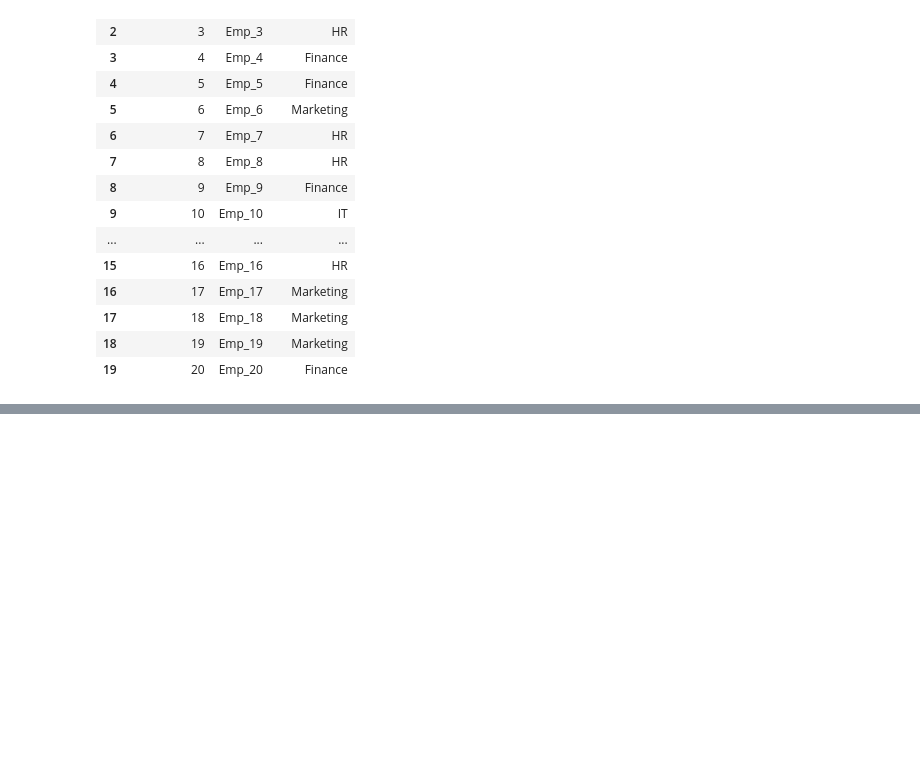
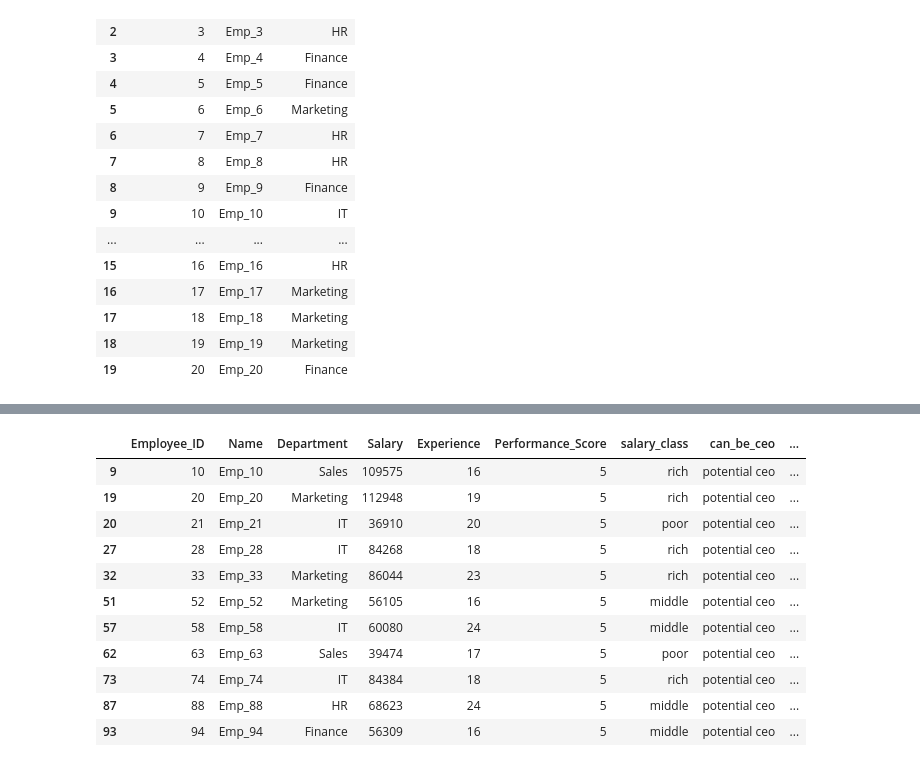
Before and after one commit to Furkan-KLC/PythonForDataScience, a Jupyter notebook: PandasNotları.ipynb, the cells around one changed output, grey strips where cells are left out. Saved outputs shown, nothing was run; the diff lists cells and outputs as text; code cells hidden in the pictures; blank space fills up the shorter version.

```diff
--- a/PandasNotları.ipynb
+++ b/PandasNotları.ipynb
@@ -402,0 +499,3 @@ concat_df
+# %%
+example_data=pd.read_csv("8-apply_function_data.csv")
+example_data.head(5)
@@ -402,0 +537,11 @@ concat_df
+# %%
+def salary_class(salary):
+    if salary< 50000:
+        return "poor"
+    if salary<80000:
+        return "middle"
+    else:
+        return "rich"
+
+example_data["salary_class"]=example_data["Salary"].apply(salary_class)
+example_data
@@ -402,0 +562,9 @@ concat_df
+# %%
+def potential_ceo(row):
+    if (row["Experience"] >15  and row["Performance_Score"]>4):    #ceo secimi icin kriter
+        return "potential ceo"
+    else:
+        return"not potential ceo"
+
+example_data["can_be_ceo"]=example_data.apply(potential_ceo,axis=1)
+example_data
@@ -402,0 +585,15 @@ concat_df
+# %%
+example_data[example_data["can_be_ceo"]!="not potential ceo"]       #potansiyel ceo olabilecek ksisileri gösterir
+# %% [output]
+|  | Employee_ID | Name | Department | Salary | Experience | Performance_Score | salary_class | can_be_ceo | ... |
+| 9 | 10 | Emp_10 | Sales | 109575 | 16 | 5 | rich | potential ceo | ... |
+| 19 | 20 | Emp_20 | Marketing | 112948 | 19 | 5 | rich | potential ceo | ... |
+| 20 | 21 | Emp_21 | IT | 36910 | 20 | 5 | poor | potential ceo | ... |
+| 27 | 28 | Emp_28 | IT | 84268 | 18 | 5 | rich | potential ceo | ... |
+| 32 | 33 | Emp_33 | Marketing | 86044 | 23 | 5 | rich | potential ceo | ... |
+| 51 | 52 | Emp_52 | Marketing | 56105 | 16 | 5 | middle | potential ceo | ... |
+| 57 | 58 | Emp_58 | IT | 60080 | 24 | 5 | middle | potential ceo | ... |
+| 62 | 63 | Emp_63 | Sales | 39474 | 17 | 5 | poor | potential ceo | ... |
+| 73 | 74 | Emp_74 | IT | 84384 | 18 | 5 | rich | potential ceo | ... |
+| 87 | 88 | Emp_88 | HR | 68623 | 24 | 5 | middle | potential ceo | ... |
+| 93 | 94 | Emp_94 | Finance | 56309 | 16 | 5 | middle | potential ceo | ... |
```
Also changed, not shown: parts of 35 cells of this notebook, 2 other files.
